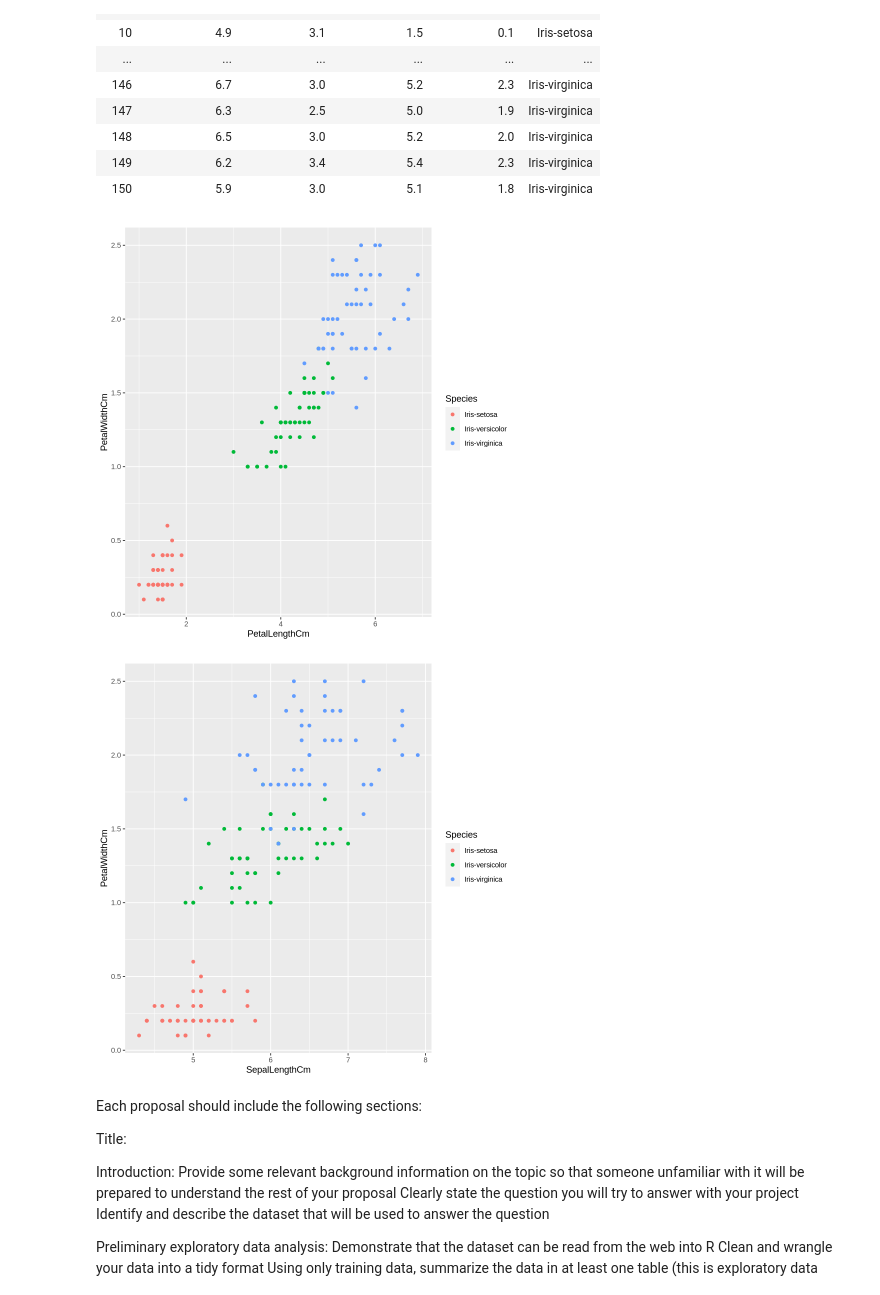
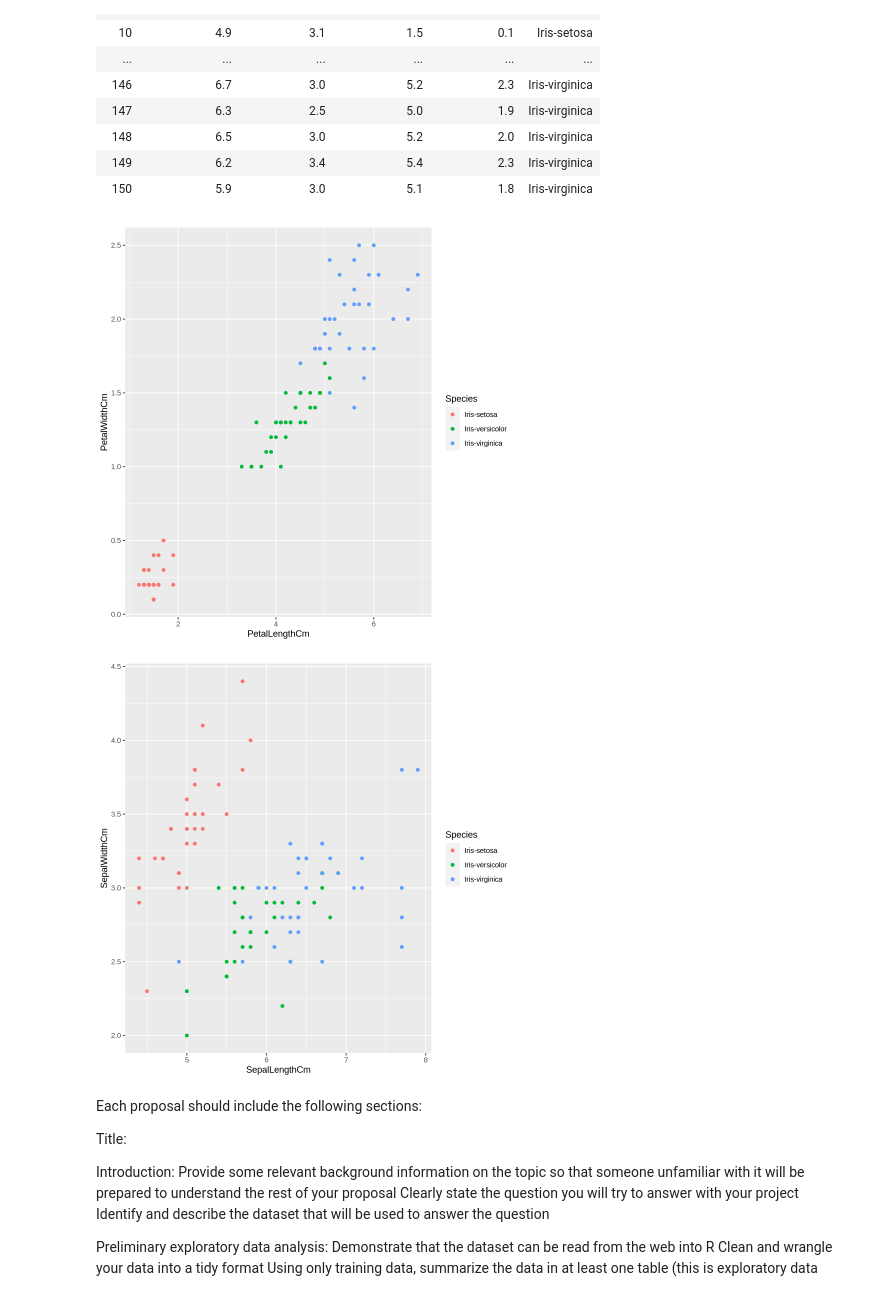
Before and after one commit to lucaschan117/dsci-100-002-group36, a Jupyter notebook: Iris_Project.ipynb, the cells around one changed output. Cells and saved outputs as stored; diff of their text form; code cells hidden in the pictures.

Commit message:
small edits to graphs and tables

```diff
--- a/Iris_Project.ipynb
+++ b/Iris_Project.ipynb
@@ -52,18 +52,18 @@ A tibble: 150 × 6
 | 149 | 6.2 | 3.4 | 5.4 | 2.3 | Iris-virginica |
 | 150 | 5.9 | 3.0 | 5.1 | 1.8 | Iris-virginica |
 # %%
- iris_plot <- iris |>
+ iris_plot <- iris_train |>
     ggplot(aes(x = PetalLengthCm, y = PetalWidthCm, color = Species)) +
     geom_point()
-iris_plot2 <- iris |>
+iris_plot2 <- iris_train |>
     ggplot(aes(x = SepalLengthCm, y = SepalWidthCm, color = Species)) +
     geom_point()
 
 iris_plot
 iris_plot2
 # %% [output]
-[figure, old version]
+[figure, new version]
-[figure, old version]
+[figure, new version]
 # %% [markdown]
 Each proposal should include the following sections:
 
```
Also changed, not shown: parts of 3 cells of this notebook.
